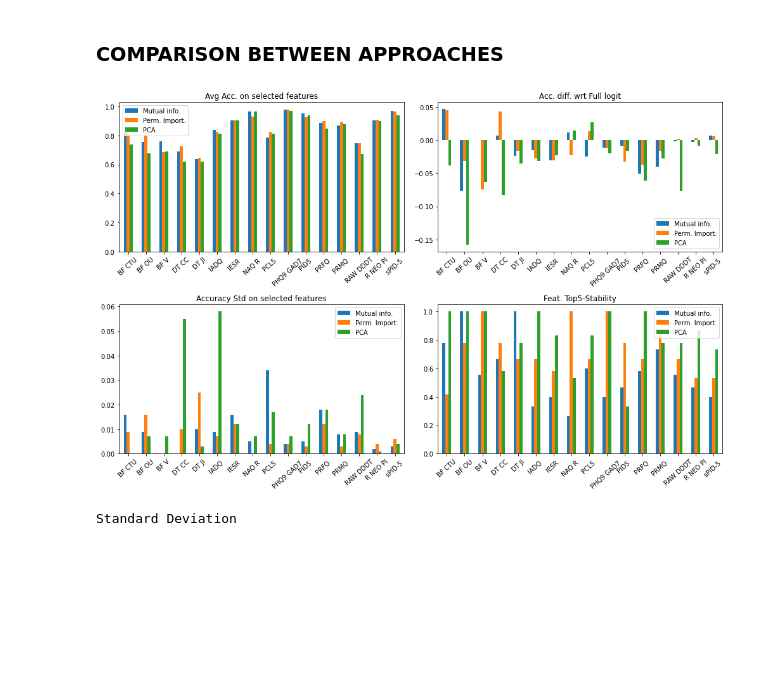
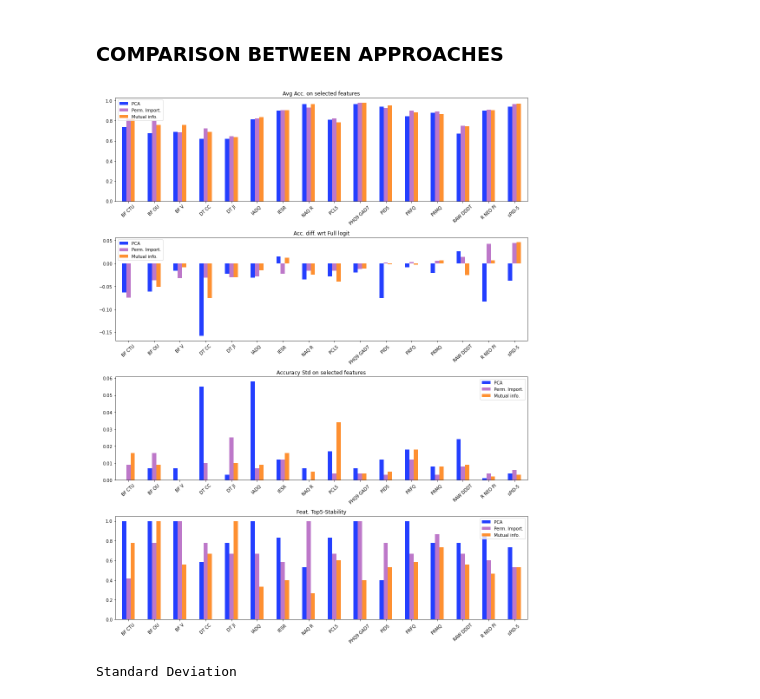
Before and after one commit to MattiaBrocco/Model-agnostic-feature-selection, a Jupyter notebook: CBSD Feature selection pipeline.ipynb, the cells around one changed output. Saved outputs shown, nothing was run; the diff lists cells and outputs as text; code cells hidden in the pictures; blank space fills up the shorter version.

Commit message:
Changed colors

```diff
--- a/CBSD Feature selection pipeline.ipynb
+++ b/CBSD Feature selection pipeline.ipynb
@@ -750,55 +746,63 @@ summ3.columns = [f"{c}_mutinfo" if c != "Dataset name" else c for c in mis_summa
 summary_merge = summ1.merge(summ2, on = "Dataset name",
                             how = "inner").merge(summ3, on = "Dataset name",
                                                  how = "inner")
 
 xax_labels = summary_merge["Dataset name"].str.replace("_", " ")\
              .str.replace("df", "").str.replace("  ", " ")
 
-fig, ax = plt.subplots(2, 2, figsize = (14, 9))
+fig, ax = plt.subplots(4, 1, figsize = (14, 18))
 summary_merge.rename(columns = {"Avg Acc. on selected features_pca": "PCA",
                                 "Avg Acc. on selected features_mutinfo": "Mutual info.",
                                 "Avg Acc. on selected features_permimp": "Perm. Import."})\
-             .plot(x = "Dataset name", y = ["Mutual info.", "Perm. Import.", "PCA"],
-                   kind = "bar", rot = 0, ax = ax[0, 0],
-                   title = "Avg Acc. on selected features")
+             .plot(x = "Dataset name", y = ["PCA", "Perm. Import.", "Mutual info."],
+                   kind = "bar", rot = 0, ax = ax[0],#, 0],
+                   title = "Avg Acc. on selected features",
+                   color = ["#243FFF", "#BD78C9", "#FE9031"])
 
 summary_merge.rename(columns = {"Acc. diff. wrt Full logit_pca": "PCA",
                                 "Acc. diff. wrt Full logit_mutinfo": "Mutual info.",
                                 "Acc. diff. wrt Full logit_permimp": "Perm. Import."})\
-             .plot(x = "Dataset name", y = ["Mutual info.", "Perm. Import.", "PCA"],
-                   kind = "bar", rot = 0, ax = ax[0, 1],
-                   title = "Acc. diff. wrt Full logit")
+             .sort_values("Perm. Import.", ignore_index = True)\
+             .plot(x = "Dataset name", y = ["PCA", "Perm. Import.", "Mutual info."],
+                   kind = "bar", rot = 0, ax = ax[1],#, 0],
+                   title = "Acc. diff. wrt Full logit",
+                   color = ["#243FFF", "#BD78C9", "#FE9031"]) # PREV. PALETTE: ["#243FFF", "#FF9022", "#FF1F85"]
 
 summary_merge.rename(columns = {"Accuracy Std on selected features_pca": "PCA",
                                 "Accuracy Std on selected features_mutinfo": "Mutual info.",
                                 "Accuracy Std on selected features_permimp": "Perm. Import."})\
-             .plot(x = "Dataset name", y = ["Mutual info.", "Perm. Import.", "PCA"],
-                   kind = "bar", rot = 0, ax = ax[1, 0],
-                   title = "Accuracy Std on selected features")
+             .plot(x = "Dataset name", y = ["PCA", "Perm. Import.", "Mutual info."],
+                   kind = "bar", rot = 0, ax = ax[2],#, 0],
+                   title = "Accuracy Std on selected features",
+                   color = ["#243FFF", "#BD78C9", "#FE9031"])
 
 summary_merge.rename(columns = {"Feat. Top5-Stability_pca": "PCA",
                                 "Feat. Top5-Stability_mutinfo": "Mutual info.",
                                 "Feat. Top5-Stability_permimp": "Perm. Import."})\
-             .plot(x = "Dataset name", y = ["Mutual info.", "Perm. Import.", "PCA"],
-                   kind = "bar", rot = 0, ax = ax[1, 1],
-                   title = "Feat. Top5-Stability")
+             .plot(x = "Dataset name", y = ["PCA", "Perm. Import.", "Mutual info."],
+                   kind = "bar", rot = 0, ax = ax[3],#, 0],
+                   title = "Feat. Top5-Stability",
+                   color = ["#243FFF", "#BD78C9", "#FE9031"])
 
-ax[0, 0].set_xticklabels(xax_labels, rotation = 42)
-ax[0, 1].set_xticklabels(xax_labels, rotation = 42)
-ax[1, 0].set_xticklabels(xax_labels, rotation = 42)
-ax[1, 1].set_xticklabels(xax_labels, rotation = 42)
+# 5 colors palette: https://coolors.co/2f42fe-7a5eef-bd78c9-e88790-fe9031
+# --> ["#2f42fe", "#7a5eef", "#bd78c9", "#e88790", "#fe9031"]
 
-ax[0, 0].set(xlabel = None)
-ax[0, 1].set(xlabel = None)
-ax[1, 0].set(xlabel = None)
-ax[1, 1].set(xlabel = None)
+ax[0].set_xticklabels(xax_labels, rotation = 42)
+ax[1].set_xticklabels(xax_labels, rotation = 42)
+ax[2].set_xticklabels(xax_labels, rotation = 42)
+ax[3].set_xticklabels(xax_labels, rotation = 42)
+
+ax[0].set(xlabel = None)
+ax[1].set(xlabel = None)
+ax[2].set(xlabel = None)
+ax[3].set(xlabel = None)
 
 plt.tight_layout()
 
 #plt.show()
 plt.savefig(f".\\images\\Overall_comparison.jpg", dpi = 300)
 # %% [output]
-[figure, old version]
+[figure, new version]
 # %%
 print("Standard Deviation")
 summary_merge[["Accuracy Std on selected features_pca",
```
Also changed, not shown: parts of 18 cells of this notebook, 11 other files.
